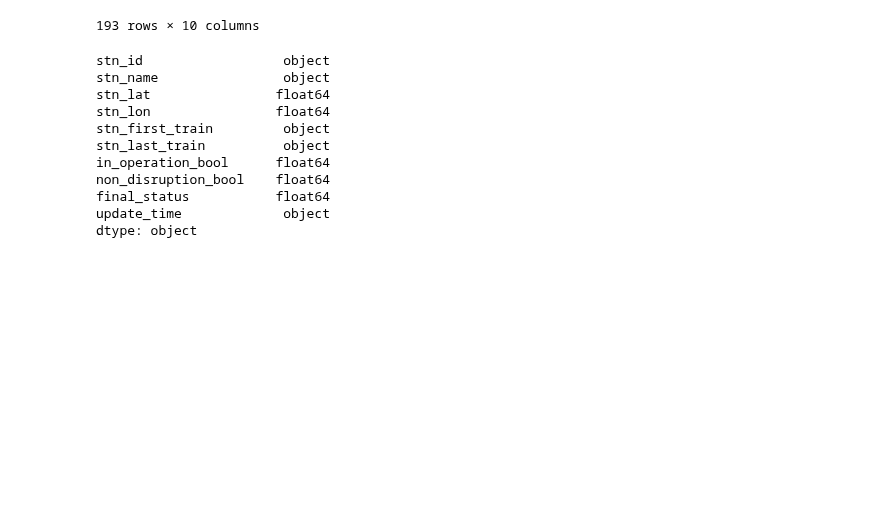
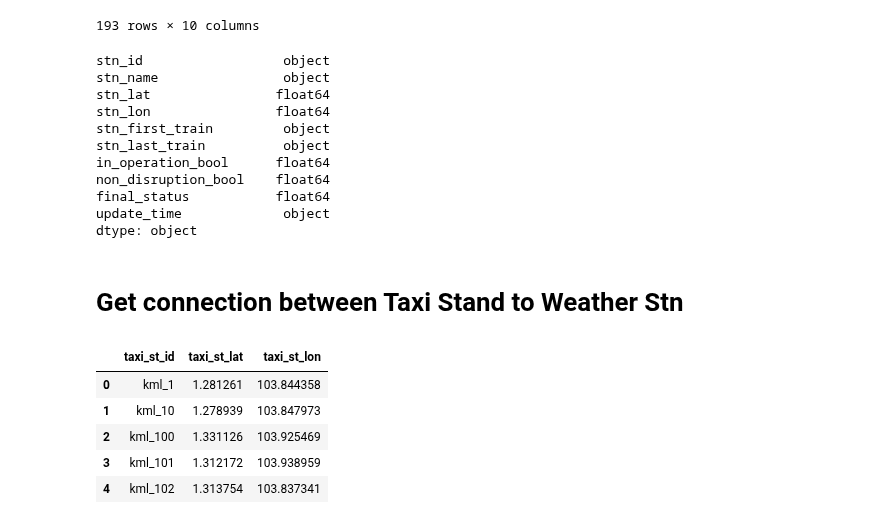
Before and after one commit to alealejandro1/taxi_compass, a Jupyter notebook: notebooks/johan_taxi_compass.ipynb, the cells around one changed output. Cells and saved outputs as stored; diff of their text form; code cells hidden in the pictures; blank space fills up the shorter version.

```diff
--- a/notebooks/johan_taxi_compass.ipynb
+++ b/notebooks/johan_taxi_compass.ipynb
@@ -305,3 +305,5 @@ non_disruption_bool    float64
 final_status           float64
 update_time             object
 dtype: object
+# %% [markdown]
+# Get connection between Taxi Stand to Weather Stn
@@ -307,0 +327,27 @@ dtype: object
+# %%
+bqclient = bigquery.Client()
+
+# Download query results.
+query_string = """
+select distinct taxi_st_id, taxi_st_lat, taxi_st_lon from `taxi-compass-lewagon.api_dataset.c_taxi_stand`
+order by taxi_st_id asc
+"""
+
+taxi_st_df = (
+    bqclient.query(query_string)
+    .result()
+    .to_dataframe(
+        # Optionally, explicitly request to use the BigQuery Storage API. As of
+        # google-cloud-bigquery version 1.26.0 and above, the BigQuery Storage
+        # API is used by default.
+        create_bqstorage_client=True,
+    )
+)
+taxi_st_df.head()
+# %% [output]
+|  | taxi_st_id | taxi_st_lat | taxi_st_lon |
+| 0 | kml_1 | 1.281261 | 103.844358 |
+| 1 | kml_10 | 1.278939 | 103.847973 |
+| 2 | kml_100 | 1.331126 | 103.925469 |
+| 3 | kml_101 | 1.312172 | 103.938959 |
+| 4 | kml_102 | 1.313754 | 103.837341 |
```
Also changed, not shown: parts of 5 cells of this notebook.
